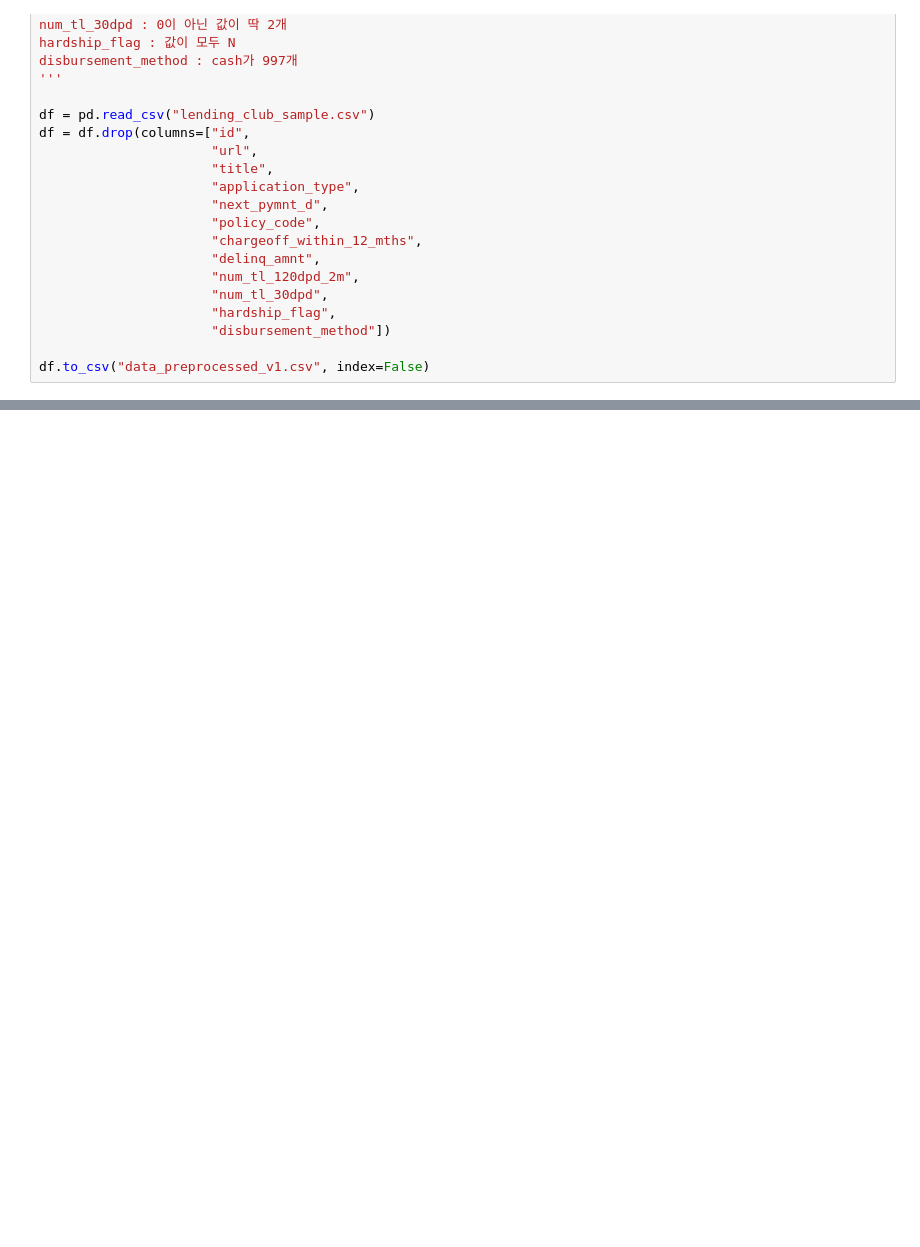
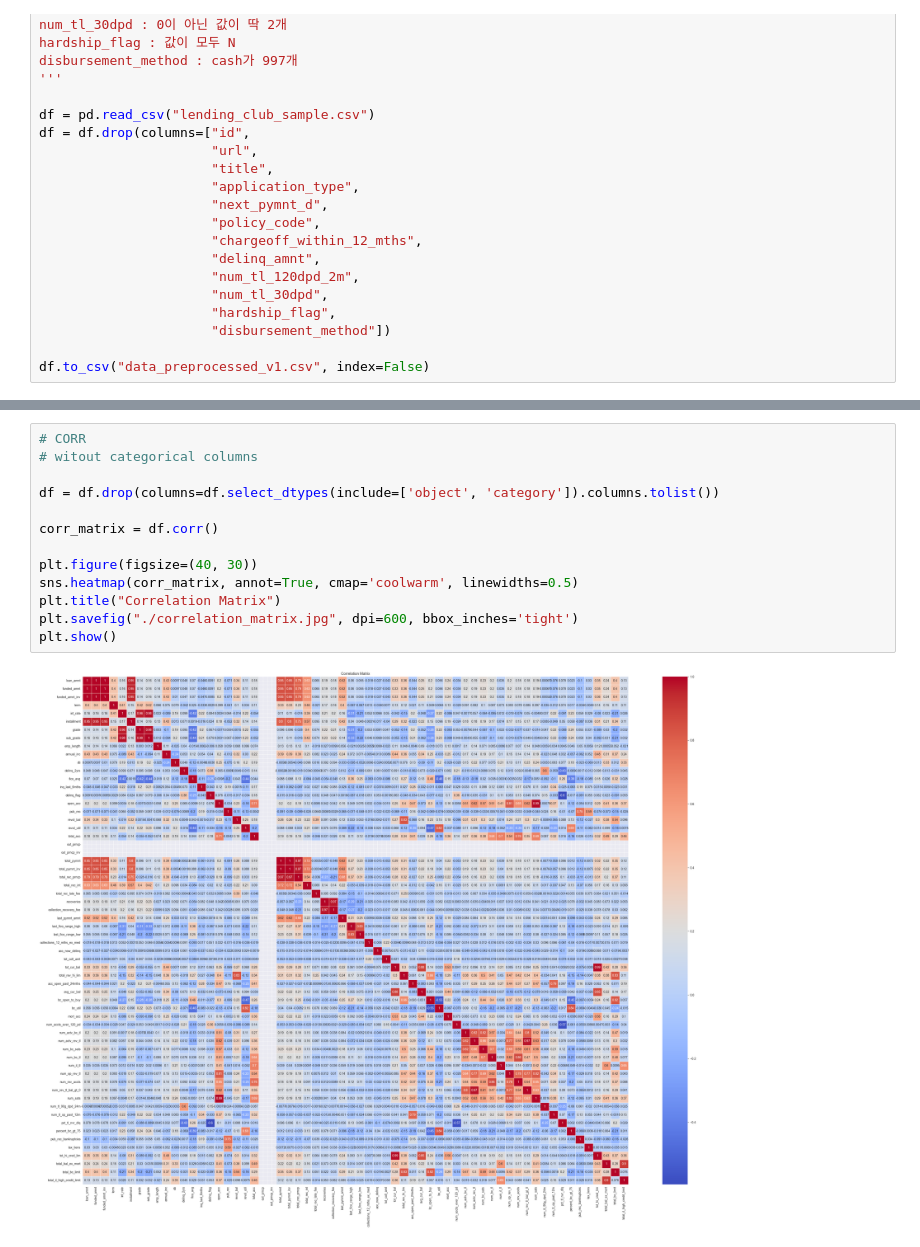
Before and after one commit to SNU-fintech-team-4/LendSure, a Jupyter notebook: Domain-team/main.ipynb, the cells around one changed output, grey strips where cells are left out. Drawn from its saved outputs; the diff is of its cells as text; blank space fills up the shorter version.

```diff
--- a/Domain-team/main.ipynb
+++ b/Domain-team/main.ipynb
@@ -85,0 +291,15 @@ df
+# %%
+# CORR
+# witout categorical columns
+
+df = df.drop(columns=df.select_dtypes(include=['object', 'category']).columns.tolist())
+
+corr_matrix = df.corr()
+
+plt.figure(figsize=(40, 30))
+sns.heatmap(corr_matrix, annot=True, cmap='coolwarm', linewidths=0.5)
+plt.title("Correlation Matrix")
+plt.savefig("./correlation_matrix.jpg", dpi=600, bbox_inches='tight')
+plt.show()
+# %% [output]
+[figure, added]
```
Also changed, not shown: parts of 2 cells of this notebook, 16 other files.
